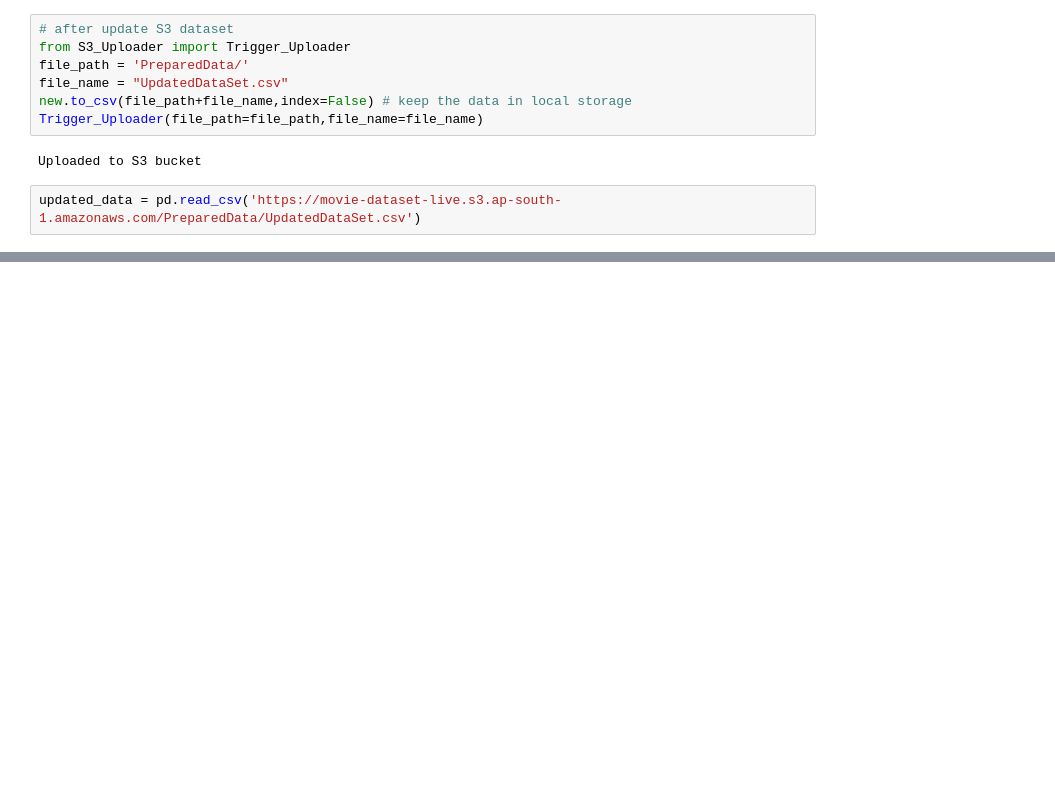
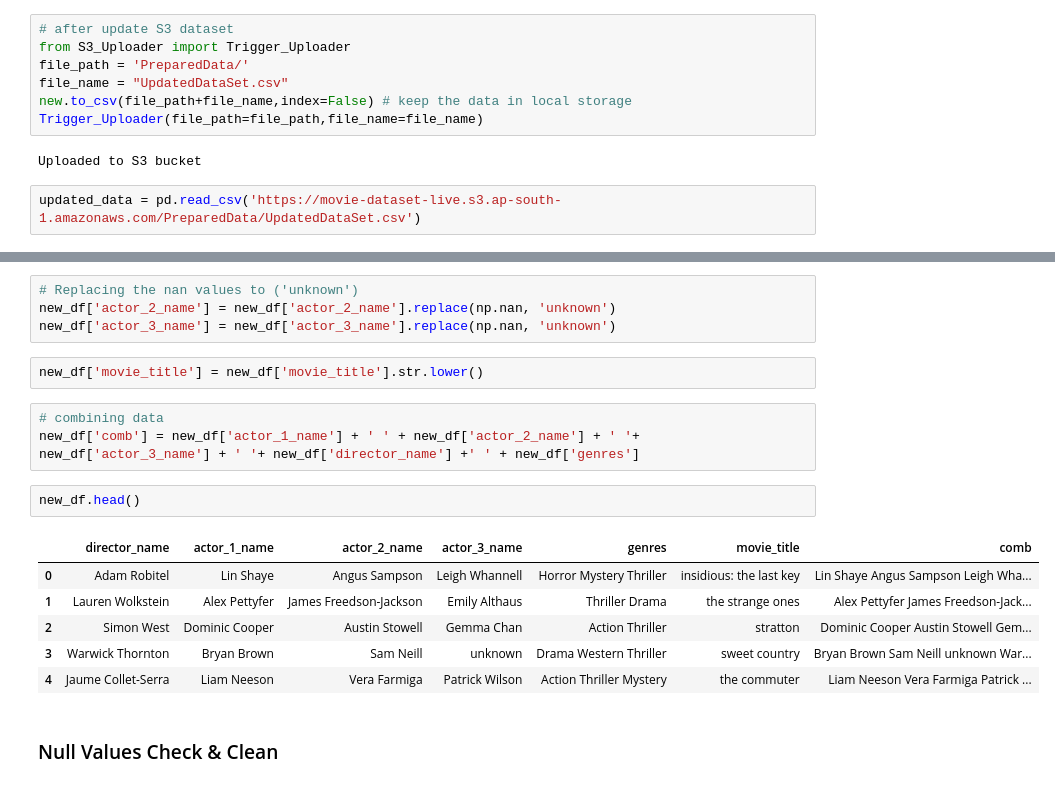
Before and after one commit to deepatabc/Movie-Recommend, a Jupyter notebook: DataPreparing/Base_preprocessing.ipynb, the cells around one changed output, grey strips where cells are left out. Saved outputs shown, nothing was run; the diff lists cells and outputs as text; blank space fills up the shorter version.

```diff
--- a/DataPreparing/Base_preprocessing.ipynb
+++ b/DataPreparing/Base_preprocessing.ipynb
@@ -516,0 +681,20 @@ new.shape,updated_data.shape
+# %%
+# Replacing the nan values to ('unknown')
+new_df['actor_2_name'] = new_df['actor_2_name'].replace(np.nan, 'unknown')
+new_df['actor_3_name'] = new_df['actor_3_name'].replace(np.nan, 'unknown')
+# %%
+new_df['movie_title'] = new_df['movie_title'].str.lower()
+# %%
+# combining data
+new_df['comb'] = new_df['actor_1_name'] + ' ' + new_df['actor_2_name'] + ' '+ new_df['actor_3_name'] + ' '+ new_df['director_name'] +' ' + new_df['genres']
+# %%
+new_df.head()
+# %% [output]
+|  | director_name | actor_1_name | actor_2_name | actor_3_name | genres | movie_title | comb |
+| 0 | Adam Robitel | Lin Shaye | Angus Sampson | Leigh Whannell | Horror Mystery Thriller | insidious: the last key | Lin Shaye Angus Sampson Leigh Wha... |
+| 1 | Lauren Wolkstein | Alex Pettyfer | James Freedson-Jackson | Emily Althaus | Thriller Drama | the strange ones | Alex Pettyfer James Freedson-Jack... |
+| 2 | Simon West | Dominic Cooper | Austin Stowell | Gemma Chan | Action Thriller | stratton | Dominic Cooper Austin Stowell Gem... |
+| 3 | Warwick Thornton | Bryan Brown | Sam Neill | unknown | Drama Western Thriller | sweet country | Bryan Brown Sam Neill unknown War... |
+| 4 | Jaume Collet-Serra | Liam Neeson | Vera Farmiga | Patrick Wilson | Action Thriller Mystery | the commuter | Liam Neeson Vera Farmiga Patrick ... |
+# %% [markdown]
+### Null Values Check & Clean
```
Also changed, not shown: parts of 36 cells of this notebook, 3 other files.
